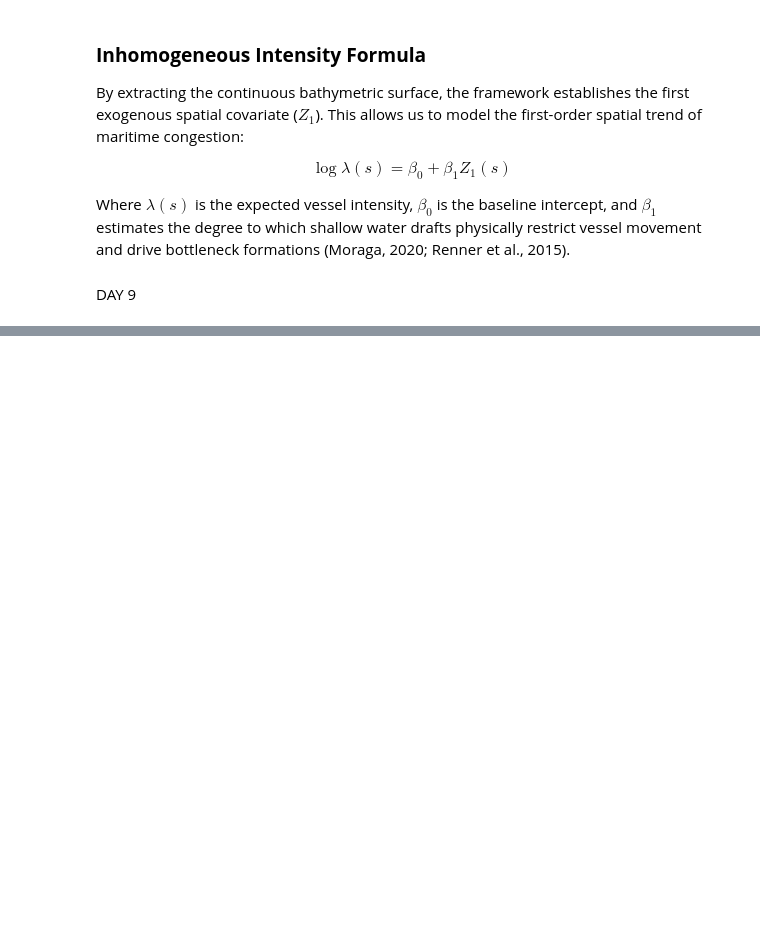
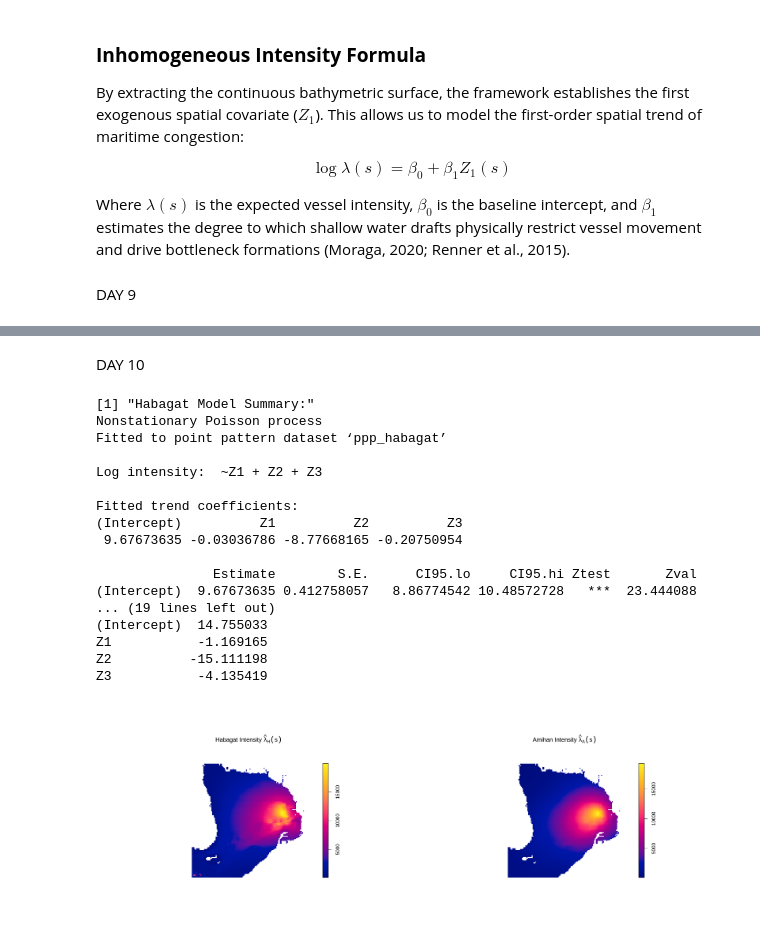
Before and after one commit to rm-cg/maritime-anisotropy-lgcp-R, a Jupyter notebook: 01_maritime_anisotropy_LGCP.ipynb, the cells around one changed output, grey strips where cells are left out. Drawn from its saved outputs; the diff is of its cells as text; code cells hidden in the pictures; blank space fills up the shorter version.

Commit message:
feat: seasonal-inhomogeneous-poisson-ppm-fitting

```diff
--- a/01_maritime_anisotropy_LGCP.ipynb
+++ b/01_maritime_anisotropy_LGCP.ipynb
@@ -391,0 +456,44 @@ plot(anchorage_ppp, add = TRUE, col = "red", pch = 19, cex = 1.5)
+# %% [markdown]
+DAY 10
+# %%
+# DAY 10 - TASK 1 & 2 (FINAL): Fit the Seasonal Inhomogeneous Poisson Models
+# Fit the model for HABAGAT using Z1 (Bathymetry), Z2 (Anchorage), and Z3 (Habagat Wind)
+poisson_model_habagat <- ppm(ppp_habagat ~ Z1 + Z2 + Z3,
+                             covariates = list(Z1 = Z1_bathymetry, Z2 = Z2_anchorage, Z3 = Z3_wind_H))
+print("Habagat Model Summary:")
+print(poisson_model_habagat)
+
+# Fit the model for AMIHAN using Z1, Z2, and Z3 (Amihan Wind)
+poisson_model_amihan <- ppm(ppp_amihan ~ Z1 + Z2 + Z3,
+                            covariates = list(Z1 = Z1_bathymetry, Z2 = Z2_anchorage, Z3 = Z3_wind_A))
+print("Amihan Model Summary:")
+print(poisson_model_amihan)
+
+# DAY 10 - TASK 3: Graph the Predicted Spatial Intensity Surfaces
+par(mfrow=c(1,2))
+
+plot(predict(poisson_model_habagat),
+     main = expression(paste("Habagat Intensity ", hat(lambda)[H](s))))
+plot(predict(poisson_model_amihan),
+     main = expression(paste("Amihan Intensity ", hat(lambda)[A](s))))
+
+par(mfrow=c(1,1))
+# %% [output]
+[1] "Habagat Model Summary:"
+Nonstationary Poisson process
+Fitted to point pattern dataset ‘ppp_habagat’
+
+Log intensity:  ~Z1 + Z2 + Z3
+
+Fitted trend coefficients:
+(Intercept)          Z1          Z2          Z3
+ 9.67673635 -0.03036786 -8.77668165 -0.20750954
+
+               Estimate        S.E.      CI95.lo     CI95.hi Ztest       Zval
+(Intercept)  9.67673635 0.412758057   8.86774542 10.48572728   ***  23.444088
+... (19 lines left out)
+(Intercept)  14.755033
+Z1           -1.169165
+Z2          -15.111198
+Z3           -4.135419
+[figure, added]
```
Also changed, not shown: parts of 8 cells of this notebook.
